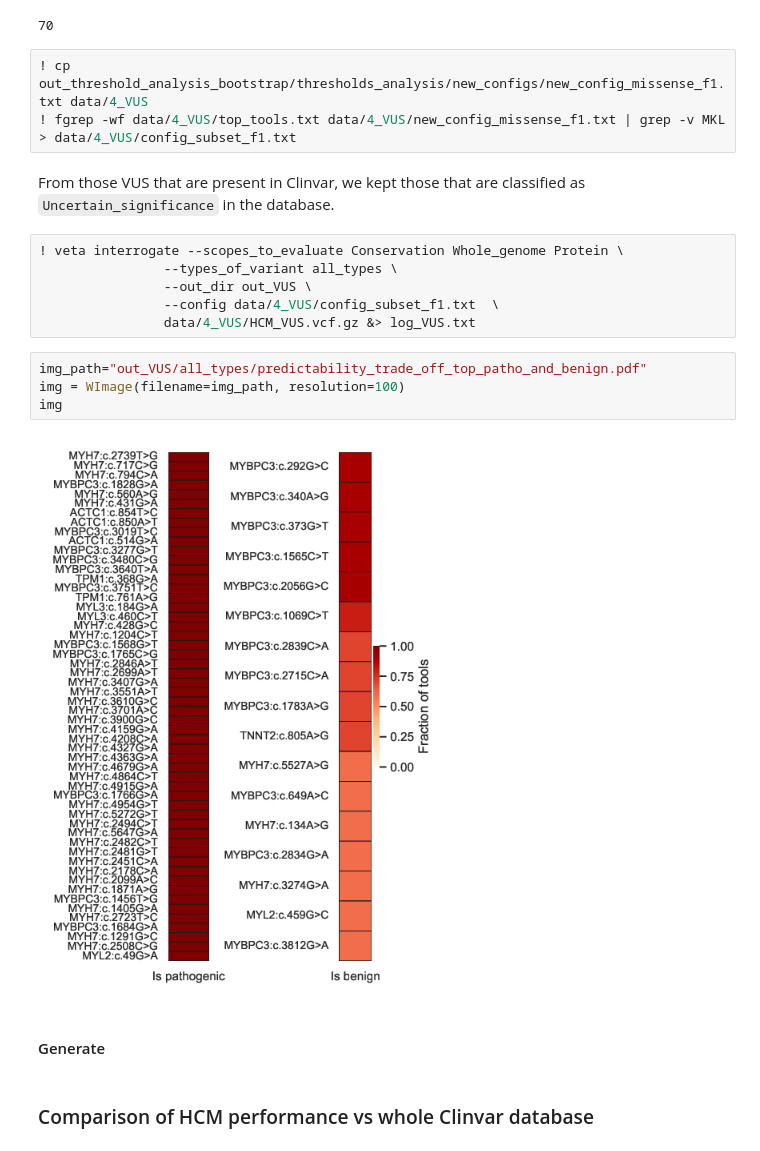
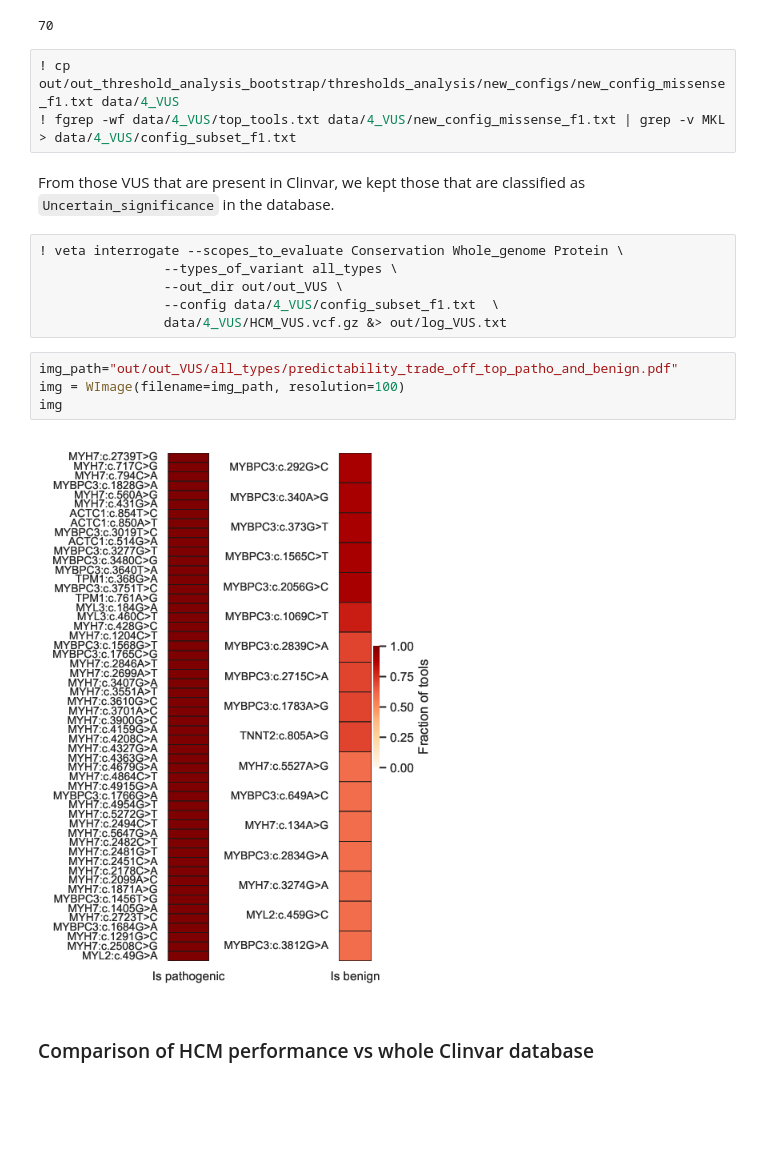
Before and after one commit to PedroBarbosa/paper_HCM_benchmark, a Jupyter notebook: run_benchmarks.ipynb, the cells around one changed output. Saved outputs shown, nothing was run; the diff lists cells and outputs as text; blank space fills up the shorter version.

```diff
--- a/run_benchmarks.ipynb
+++ b/run_benchmarks.ipynb
@@ -434,24 +437,22 @@ f.write('\n'.join(top) + "\n")
 # %% [output]
 70
 # %%
-! cp out_threshold_analysis_bootstrap/thresholds_analysis/new_configs/new_config_missense_f1.txt data/4_VUS
+! cp out/out_threshold_analysis_bootstrap/thresholds_analysis/new_configs/new_config_missense_f1.txt data/4_VUS
 ! fgrep -wf data/4_VUS/top_tools.txt data/4_VUS/new_config_missense_f1.txt | grep -v MKL > data/4_VUS/config_subset_f1.txt
 # %% [markdown]
 From those VUS that are present in Clinvar, we kept those that are classified as `Uncertain_significance` in the database.
 # %%
 ! veta interrogate --scopes_to_evaluate Conservation Whole_genome Protein \
                 --types_of_variant all_types \
-                --out_dir out_VUS \
+                --out_dir out/out_VUS \
                 --config data/4_VUS/config_subset_f1.txt  \
-                data/4_VUS/HCM_VUS.vcf.gz &> log_VUS.txt
+                data/4_VUS/HCM_VUS.vcf.gz &> out/log_VUS.txt
 # %%
-img_path="out_VUS/all_types/predictability_trade_off_top_patho_and_benign.pdf"
+img_path="out/out_VUS/all_types/predictability_trade_off_top_patho_and_benign.pdf"
 img = WImage(filename=img_path, resolution=100)
 img
 # %% [output]
-[figure, old version]
+[figure, new version]
-# %% [markdown]
-#### Generate
 # %% [markdown]
 ### Comparison of HCM performance vs whole Clinvar database
 # %%
```
Also changed, not shown: parts of 32 cells of this notebook, 5 other files.
